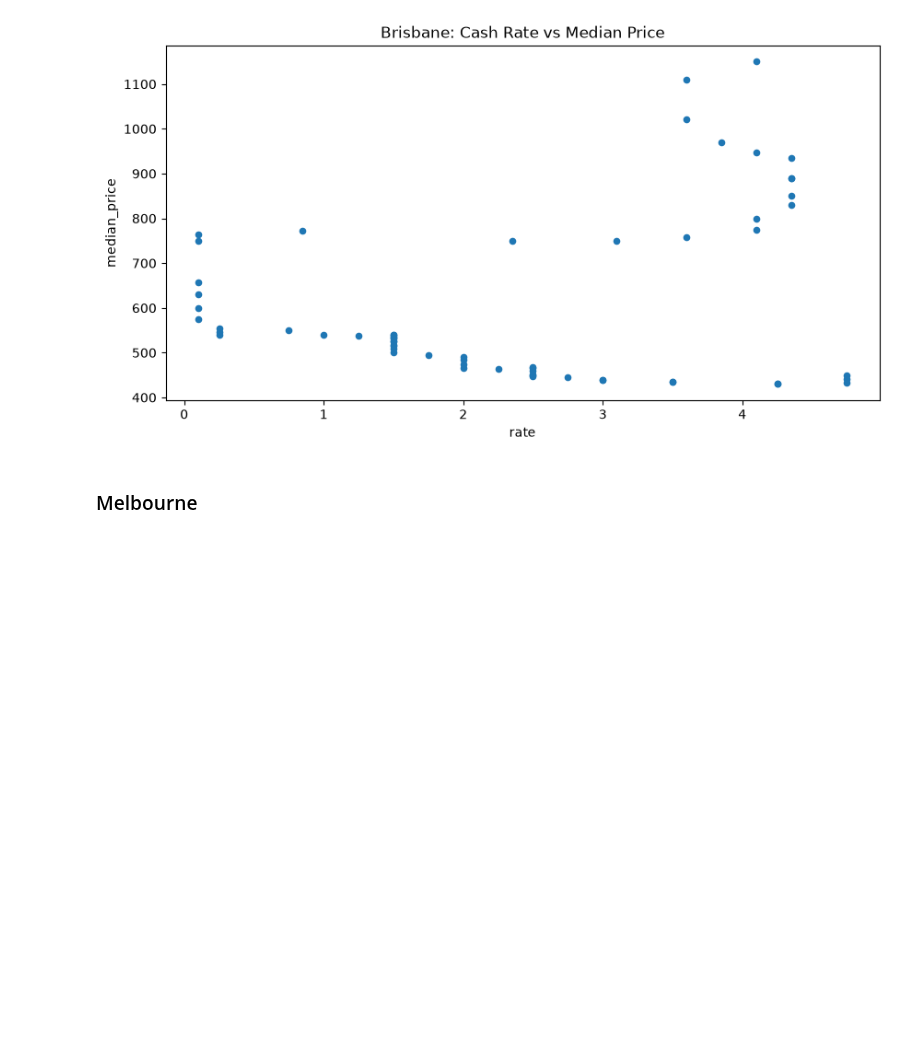
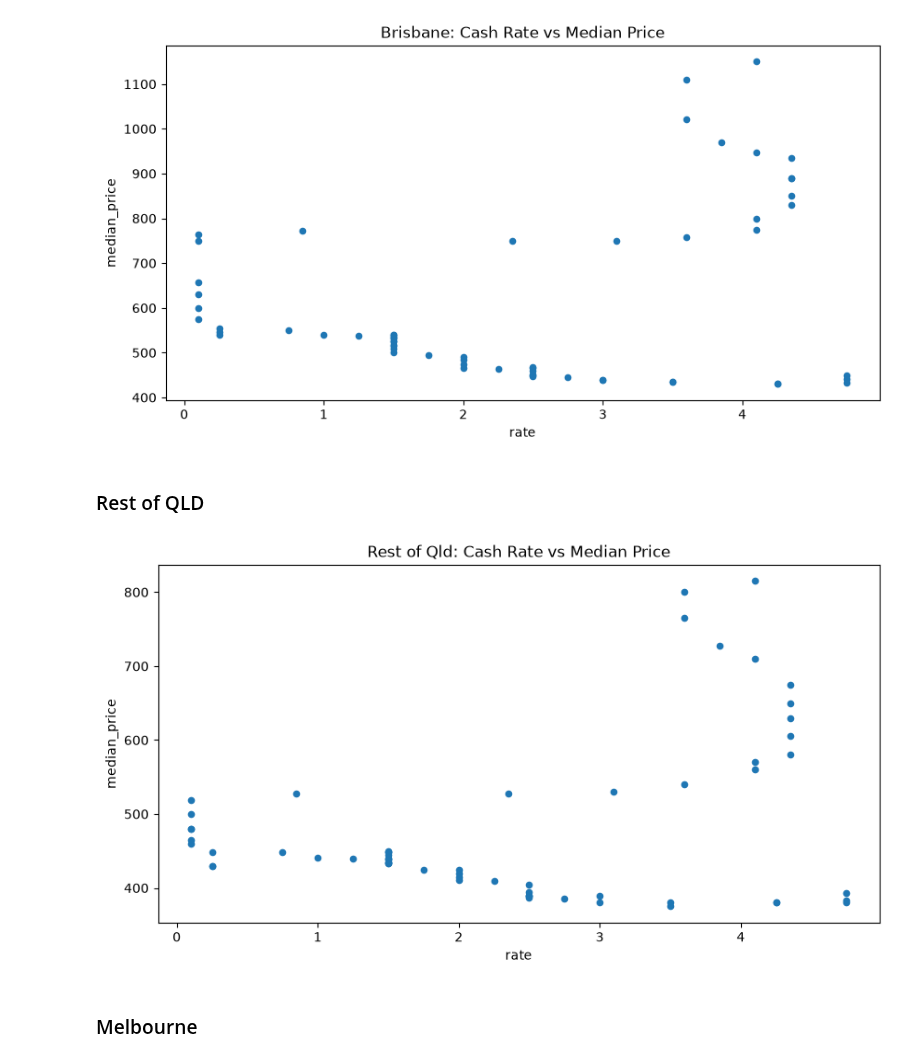
Before and after one commit to EddieYung2335/aus_housing_forecast, a Jupyter notebook: notebooks/01_eda.ipynb, the cells around one changed output. Drawn from its saved outputs; the diff is of its cells as text; code cells hidden in the pictures; blank space fills up the shorter version.

Commit message:
feat: expand rate correlation sections to all 15 regions

```diff
--- a/notebooks/01_eda.ipynb
+++ b/notebooks/01_eda.ipynb
@@ -139,13 +139,13 @@ plt.show()
 # %% [markdown]
 ### Rest of QLD.
 # %%
-rest_qld_panel = panel[panel["region"] == "Rest of Qld."]
+rest_of_qld_panel = panel[panel["region"] == "Rest of Qld."]
 
-rest_qld_indexed = rest_qld_panel.set_index("date")
+rest_of_qld_indexed = rest_of_qld_panel.set_index("date")
 
-rest_qld_prices = rest_qld_indexed["median_price"]
+rest_of_qld_prices = rest_of_qld_indexed["median_price"]
 
-rest_qld = rest_qld_prices.dropna()
+rest_of_qld = rest_of_qld_prices.dropna()
 
 result = seasonal_decompose(rest_qld, model='additive', period=4)
 
@@ -443,6 +443,18 @@ plt.savefig("../reports/figures/brisbane_rate_vs_price.png", dpi=300)
 plt.show()
 # %% [output]
 [figure]
+# %% [markdown]
+### Rest of QLD
+# %%
+rest_of_qld_panel.plot.scatter(x="rate", y="median_price", figsize=(10, 5))
+
+plt.title("Rest of Qld: Cash Rate vs Median Price")
+
+plt.savefig("../reports/figures/rest_of_qld_rate_vs_price.png", dpi=300)
+
+plt.show()
+# %% [output]
+[figure, added]
 # %% [markdown]
 ### Melbourne
 # %%
```
Also changed, not shown: parts of 18 cells of this notebook, 11 other files.
